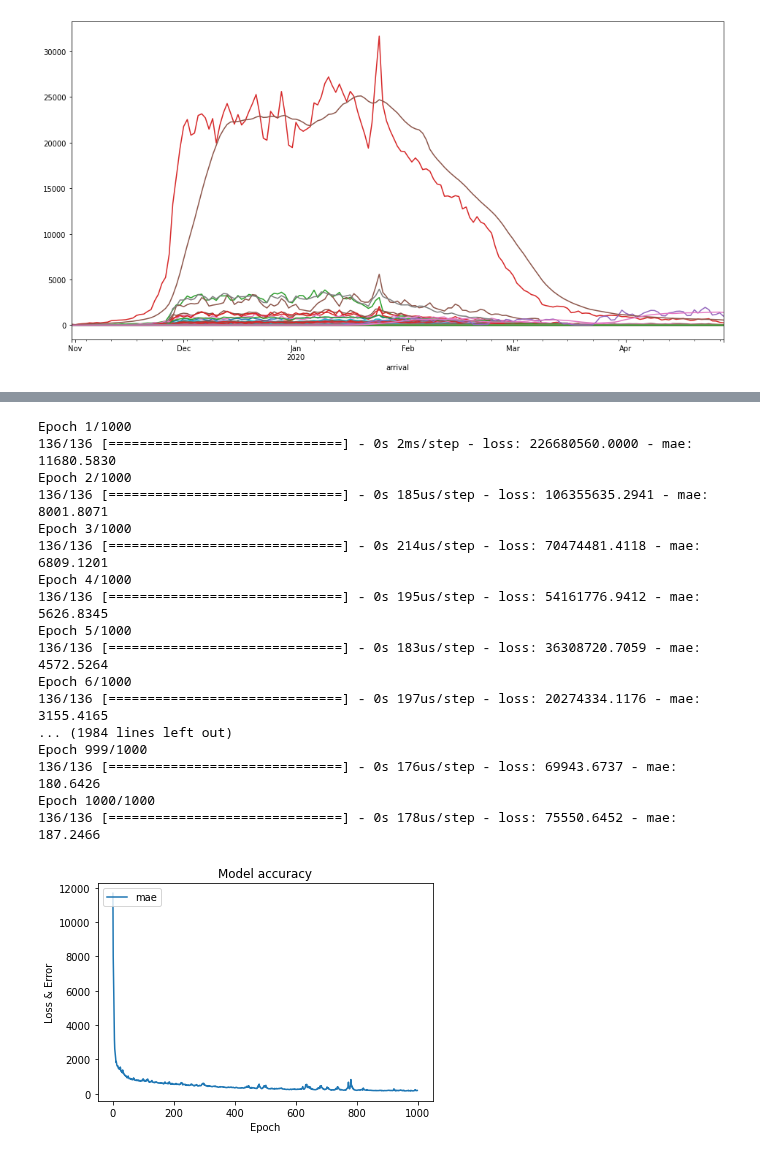
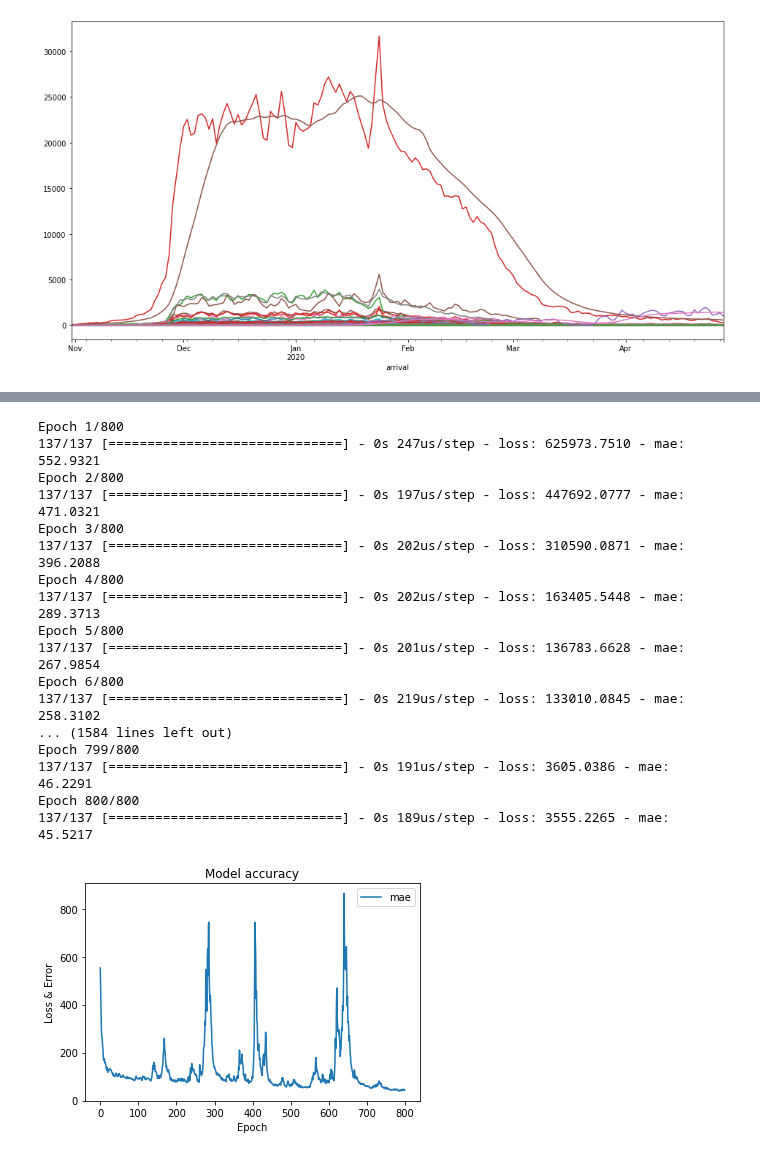
Before and after one commit to dolmani38/ai_corona, a Jupyter notebook: ai_corona.ipynb, the cells around one changed output, grey strips where cells are left out. Cells and saved outputs as stored; diff of their text form; code cells hidden in the pictures.

```diff
--- a/ai_corona.ipynb
+++ b/ai_corona.ipynb
@@ -247,7 +248,7 @@ data = (raw_ds.drop(columns=['total'])).to_numpy()
 train_x = []
 train_y = []
 
-for i in range(data.shape[0]-window-forecast_days):
+for i in range(data.shape[0]-window-forecast_days + 1):
     sub_x = []
     for j in range(window):
         sub_x.append(data[i+j,:])
@@ -333,36 +334,36 @@ Non-trainable params: 0
 _________________________________________________________________
 # %%
 #학습 시작...
-hist = model.fit(train_x, train_y, epochs=1000,verbose=1)
+hist = model.fit(train_x, train_y, epochs=800,verbose=1)
 # %% [output]
-Epoch 1/1000
-136/136 [==============================] - 0s 2ms/step - loss: 226680560.0000 - mae: 11680.5830
-Epoch 2/1000
-136/136 [==============================] - 0s 185us/step - loss: 106355635.2941 - mae: 8001.8071
-Epoch 3/1000
-136/136 [==============================] - 0s 214us/step - loss: 70474481.4118 - mae: 6809.1201
-Epoch 4/1000
-136/136 [==============================] - 0s 195us/step - loss: 54161776.9412 - mae: 5626.8345
-Epoch 5/1000
-136/136 [==============================] - 0s 183us/step - loss: 36308720.7059 - mae: 4572.5264
-Epoch 6/1000
-136/136 [==============================] - 0s 197us/step - loss: 20274334.1176 - mae: 3155.4165
-... (1984 lines left out)
-Epoch 999/1000
-136/136 [==============================] - 0s 176us/step - loss: 69943.6737 - mae: 180.6426
-Epoch 1000/1000
-136/136 [==============================] - 0s 178us/step - loss: 75550.6452 - mae: 187.2466
+Epoch 1/800
+137/137 [==============================] - 0s 247us/step - loss: 625973.7510 - mae: 552.9321
+Epoch 2/800
+137/137 [==============================] - 0s 197us/step - loss: 447692.0777 - mae: 471.0321
+Epoch 3/800
+137/137 [==============================] - 0s 202us/step - loss: 310590.0871 - mae: 396.2088
+Epoch 4/800
+137/137 [==============================] - 0s 202us/step - loss: 163405.5448 - mae: 289.3713
+Epoch 5/800
+137/137 [==============================] - 0s 201us/step - loss: 136783.6628 - mae: 267.9854
+Epoch 6/800
+137/137 [==============================] - 0s 219us/step - loss: 133010.0845 - mae: 258.3102
+... (1584 lines left out)
+Epoch 799/800
+137/137 [==============================] - 0s 191us/step - loss: 3605.0386 - mae: 46.2291
+Epoch 800/800
+137/137 [==============================] - 0s 189us/step - loss: 3555.2265 - mae: 45.5217
 # %%
 # 학습에 대한 accuracy 확인.
 #plt.plot(np.asarray(hist.history['loss'])/1000)
 plt.plot(hist.history['mae'])
 plt.title('Model accuracy')
 plt.ylabel('Loss & Error')
 plt.xlabel('Epoch')
-plt.legend(['mae'], loc='upper left')
+plt.legend(['mae'], loc='upper right')
 plt.show()
 # %% [output]
-[figure, old version]
+[figure, new version]
 # %%
 # 모델에 의한 예측 입국자 count를 과거 Dataset에 적용
 predit_y = model.predict(train_x)
```
Also changed, not shown: parts of 21 cells of this notebook.
